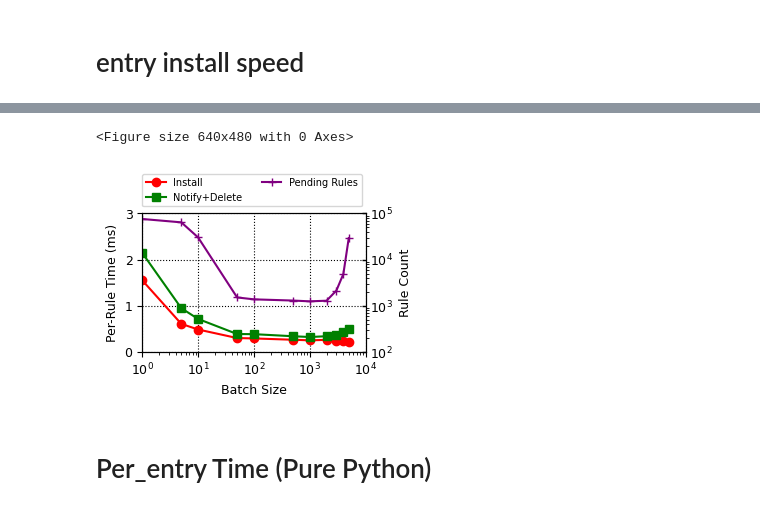
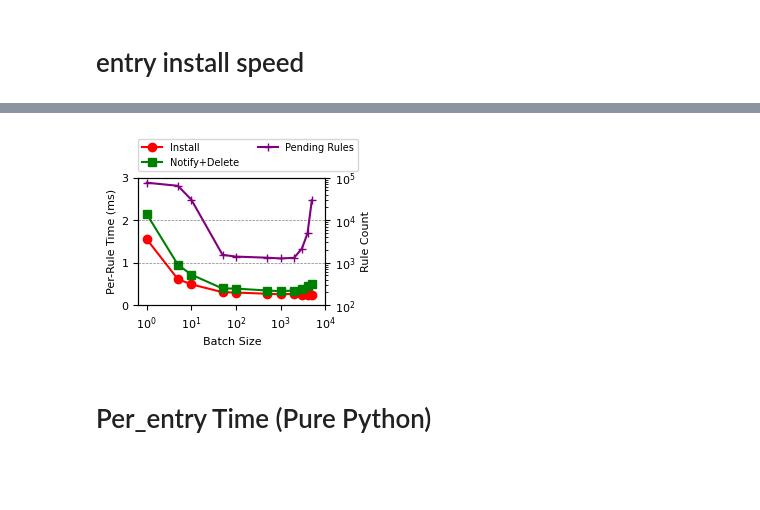
Before and after one commit to zhihao1998/ChamaleoNet, a Jupyter notebook: analysis/fig_plot.ipynb, the cells around one changed output, grey strips where cells are left out. Drawn from its saved outputs; the diff is of its cells as text; code cells hidden in the pictures; blank space fills up the shorter version.

```diff
--- a/analysis/fig_plot.ipynb
+++ b/analysis/fig_plot.ipynb
@@ -14,7 +14,4 @@ import json
 import glob
 import os
 from fractions import Fraction
-# %%
-sns.set_style("whitegrid")
-sns.set_context("paper")
 # %% [markdown]
@@ -230,45 +287,42 @@ entry_install_time_df
 | 9 | 4000 | 4.656540 | 2.848374 | 4.144240 | 3.290231 | 1.541937 | ... |
 | 10 | 5000 | 5.013309 | 3.330464 | 4.415218 | 2.485648 | 1.392167 | ... |
 # %%
-%matplotlib inline
-def my_callback(plt):
-    ax1 = plt.gca()
-    ax1.plot(entry_install_time_df['batch_size'], entry_install_time_df['add_avg_time'], label='Install', marker='o', color='red', linestyle='-')
-    ax1.plot(entry_install_time_df['batch_size'], entry_install_time_df['remove_avg_time'], label='Notify+Delete', marker='s', color='green', linestyle='-')
-    ax1.set_ylabel('Per-Rule Time (ms)')
-    ax1.set_ylim(0, 3)
 
-    ax2 = ax1.twinx()
-    ax2.plot(entry_install_time_df['batch_size'], entry_install_time_df['avg_buf_size'], label='Pending Rules', marker='+', color='purple', linestyle='-')
-    ax2.set_ylabel('Rule Count')
-    # ax2.set_ymargin(0)
-    # ax2.set_yticks(np.linspace(0, 80000, len(ax1.get_yticks())))
-    ax2.set_ylim(1e2, 1e5)
-    ax2.set_yscale('log')
+plt.figure(figsize=(3, 2))
+plt.rcParams.update({'font.size': 8})
 
-    # combine two legends
-    handles, labels = ax1.get_legend_handles_labels()
-    handles2, labels2 = ax2.get_legend_handles_labels()
-    ax1.legend(handles + handles2, labels + labels2, loc=[0, 1.05], ncol=2, frameon=True, fontsize=7)
-    # x asix title
-    ax1.set_xlabel('Batch Size')
+# def my_callback(plt):
+ax1 = plt.gca()
+ax1.plot(entry_install_time_df['batch_size'], entry_install_time_df['add_avg_time'], label='Install', marker='o', color='red', linestyle='-')
+ax1.plot(entry_install_time_df['batch_size'], entry_install_time_df['remove_avg_time'], label='Notify+Delete', marker='s', color='green', linestyle='-')
+ax1.set_ylabel('Per-Rule Time (ms)')
+ax1.set_ylim(0, 3)
+ax1.set_xlabel('Batch Size')
 
-    plt.xscale('log')
-    plt.xticks(ticks=[1, 10, 100, 1000, 10000], labels=['$10^0$', '$10^1$', '$10^2$', '$10^3$', '$10^4$'])
+ax2 = ax1.twinx()
+ax2.plot(entry_install_time_df['batch_size'], entry_install_time_df['avg_buf_size'], label='Pending Rules', marker='+', color='purple', linestyle='-')
+ax2.set_ylabel('Rule Count')
+# ax2.set_ymargin(0)
+# ax2.set_yticks(np.linspace(0, 80000, len(ax1.get_yticks())))
+ax2.set_ylim(1e2, 1e5)
+ax2.set_yscale('log')
 
+plt.xscale('log')
+plt.xticks(ticks=[1, 10, 100, 1000, 10000], labels=['$10^0$', '$10^1$', '$10^2$', '$10^3$', '$10^4$'])
+plt.grid(axis='both', linestyle='--', color='black', linewidth=0.5, alpha=0.5)
 
-plot = fastplot.plot(None, None,
-                    mode='callback',
-                    callback=my_callback,
-                    figsize=(3.33, 2.5),
-                    fontsize=9,
-                    grid=True)
-plot.tight_layout()
-plot.savefig(f"./figs/entry_install_time.pdf", dpi=300, bbox_inches='tight')
-plot.show()
+# put legend after the layout
+plt.tight_layout()
+
+# combine two legends
+handles, labels = ax1.get_legend_handles_labels()
+handles2, labels2 = ax2.get_legend_handles_labels()
+ax1.legend(handles + handles2, labels + labels2, loc=[0, 1.05], ncol=2, frameon=True, fontsize=7)
+
+# plot.savefig(f"./figs/entry_install_time.pdf", dpi=300, bbox_inches='tight')
+plt.show()
 # %% [output]
-<Figure size 640x480 with 0 Axes>
-[figure, old version]
+[figure, new version]
 # %% [markdown]
 # Per_entry Time (Pure Python)
 # %%
```
Also changed, not shown: parts of 13 cells of this notebook, 8 other files.
